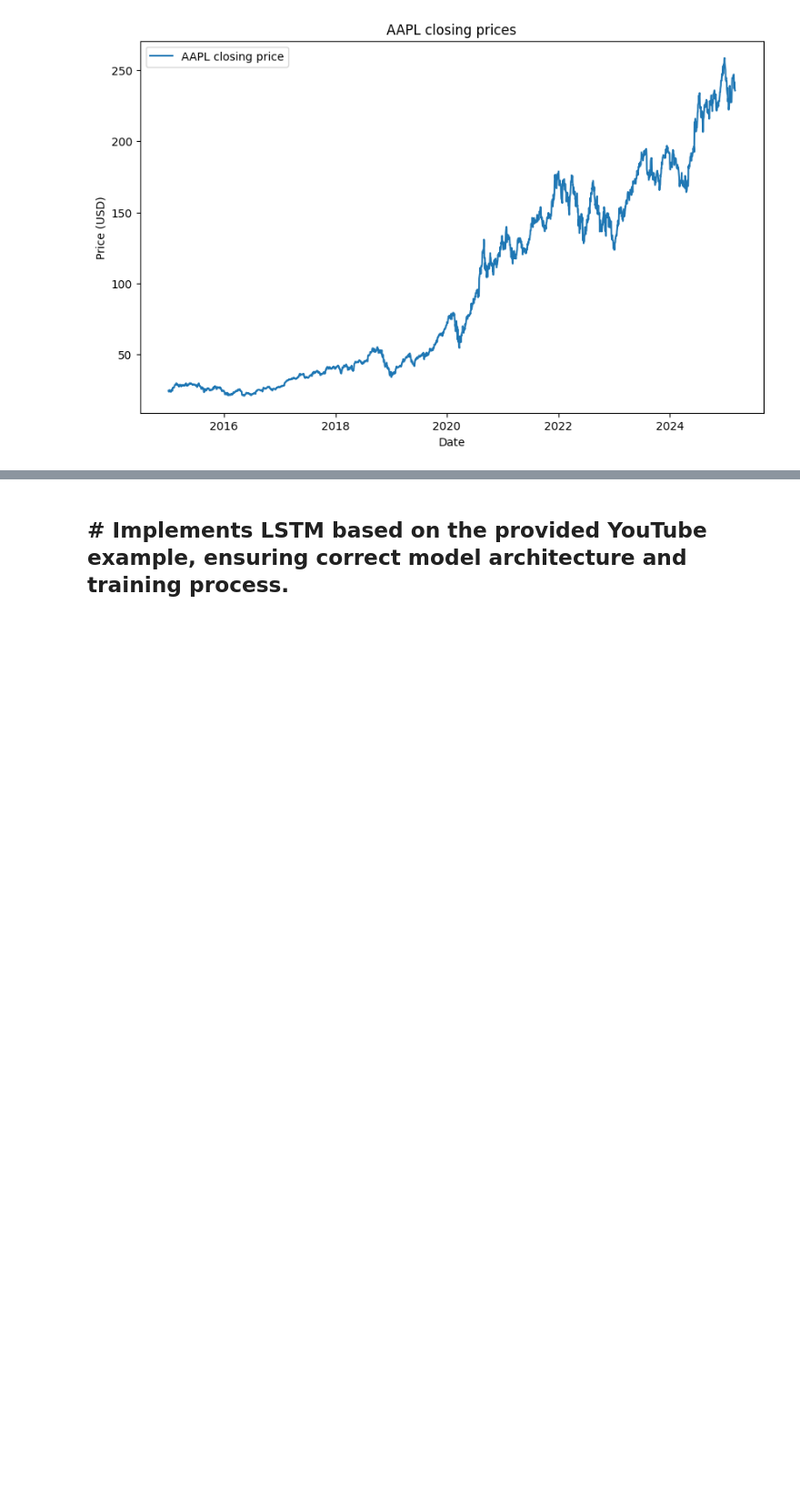
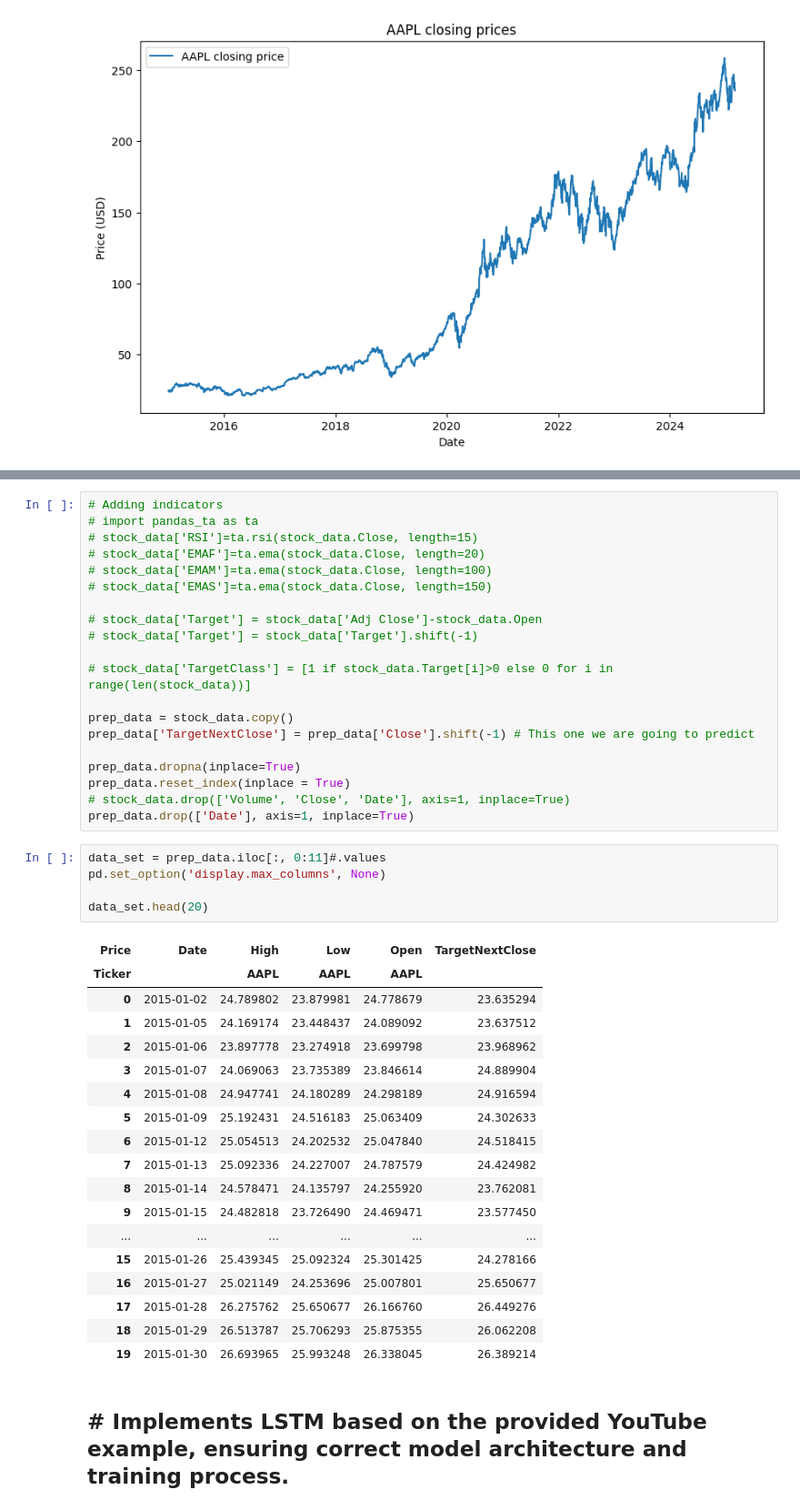
Before and after one commit to svetlanama/Data-Science-in-Finance-, a Jupyter notebook: DSIF9_0_Time_series_modelling_in_Financial_Services.ipynb, the cells around one changed output, grey strips where cells are left out. Shown: that part at 91% size. Cells and saved outputs as stored; diff of their text form; blank space fills up the shorter version.

```diff
--- a/DSIF9_0_Time_series_modelling_in_Financial_Services.ipynb
+++ b/DSIF9_0_Time_series_modelling_in_Financial_Services.ipynb
@@ -801,2 +824,46 @@ plot_stock_price(stock_data, chosen_stock)
+# %%
+# Adding indicators
+# import pandas_ta as ta
+# stock_data['RSI']=ta.rsi(stock_data.Close, length=15)
+# stock_data['EMAF']=ta.ema(stock_data.Close, length=20)
+# stock_data['EMAM']=ta.ema(stock_data.Close, length=100)
+# stock_data['EMAS']=ta.ema(stock_data.Close, length=150)
+
+# stock_data['Target'] = stock_data['Adj Close']-stock_data.Open
+# stock_data['Target'] = stock_data['Target'].shift(-1)
+
+# stock_data['TargetClass'] = [1 if stock_data.Target[i]>0 else 0 for i in range(len(stock_data))]
+
+prep_data = stock_data.copy()
+prep_data['TargetNextClose'] = prep_data['Close'].shift(-1) # This one we are going to predict
+
+prep_data.dropna(inplace=True)
+prep_data.reset_index(inplace = True)
+# stock_data.drop(['Volume', 'Close', 'Date'], axis=1, inplace=True)
+prep_data.drop(['Date'], axis=1, inplace=True)
+# %%
+data_set = prep_data.iloc[:, 0:11]#.values
+pd.set_option('display.max_columns', None)
+
+data_set.head(20)
+# %% [output]
+| Price | Date | High | Low | Open | TargetNextClose |
+| Ticker |  | AAPL | AAPL | AAPL |  |
+| 0 | 2015-01-02 | 24.789802 | 23.879981 | 24.778679 | 23.635294 |
+| 1 | 2015-01-05 | 24.169174 | 23.448437 | 24.089092 | 23.637512 |
+| 2 | 2015-01-06 | 23.897778 | 23.274918 | 23.699798 | 23.968962 |
+| 3 | 2015-01-07 | 24.069063 | 23.735389 | 23.846614 | 24.889904 |
+| 4 | 2015-01-08 | 24.947741 | 24.180289 | 24.298189 | 24.916594 |
+| 5 | 2015-01-09 | 25.192431 | 24.516183 | 25.063409 | 24.302633 |
+| 6 | 2015-01-12 | 25.054513 | 24.202532 | 25.047840 | 24.518415 |
+| 7 | 2015-01-13 | 25.092336 | 24.227007 | 24.787579 | 24.424982 |
+| 8 | 2015-01-14 | 24.578471 | 24.135797 | 24.255920 | 23.762081 |
+| 9 | 2015-01-15 | 24.482818 | 23.726490 | 24.469471 | 23.577450 |
+| ... | ... | ... | ... | ... | ... |
+| 15 | 2015-01-26 | 25.439345 | 25.092324 | 25.301425 | 24.278166 |
+| 16 | 2015-01-27 | 25.021149 | 24.253696 | 25.007801 | 25.650677 |
+| 17 | 2015-01-28 | 26.275762 | 25.650677 | 26.166760 | 26.449276 |
+| 18 | 2015-01-29 | 26.513787 | 25.706293 | 25.875355 | 26.062208 |
+| 19 | 2015-01-30 | 26.693965 | 25.993248 | 26.338045 | 26.389214 |
 # %% [markdown]
 ## #	Implements LSTM based on the provided YouTube example, ensuring correct model architecture and training process.
```
Also changed, not shown: parts of 12 cells of this notebook.
